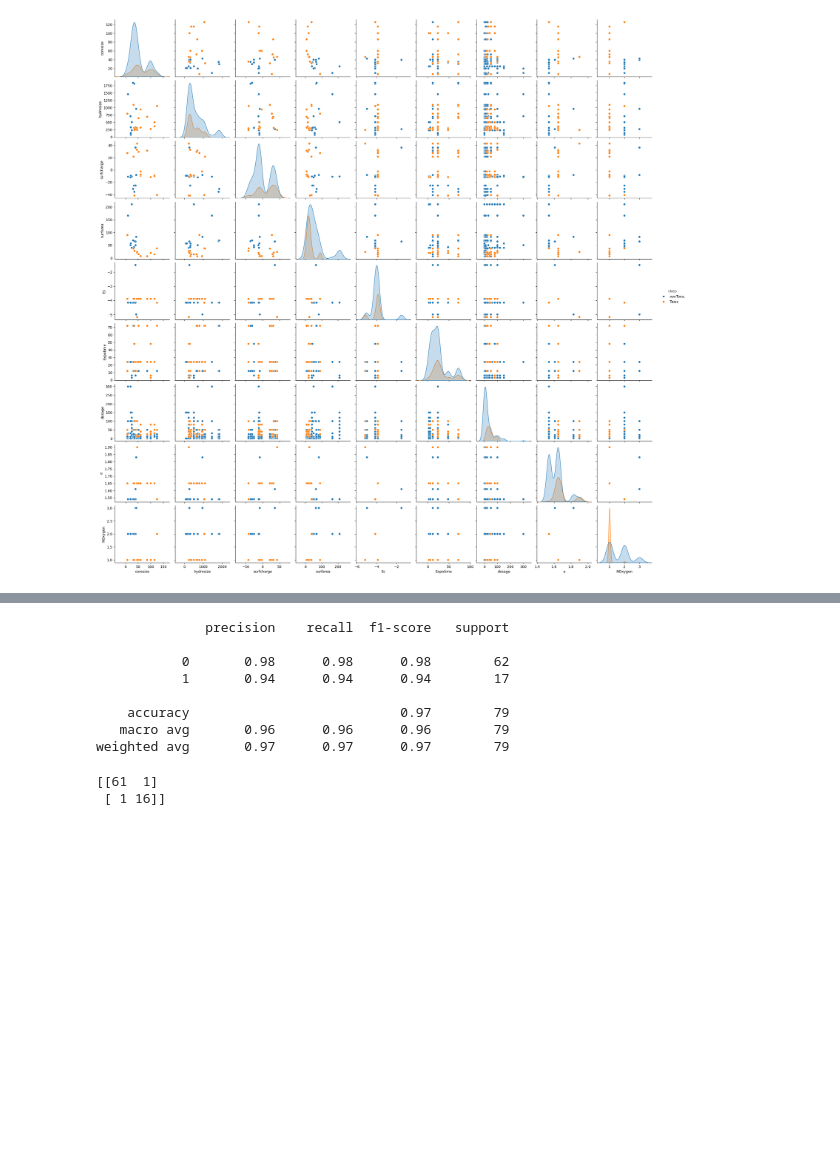
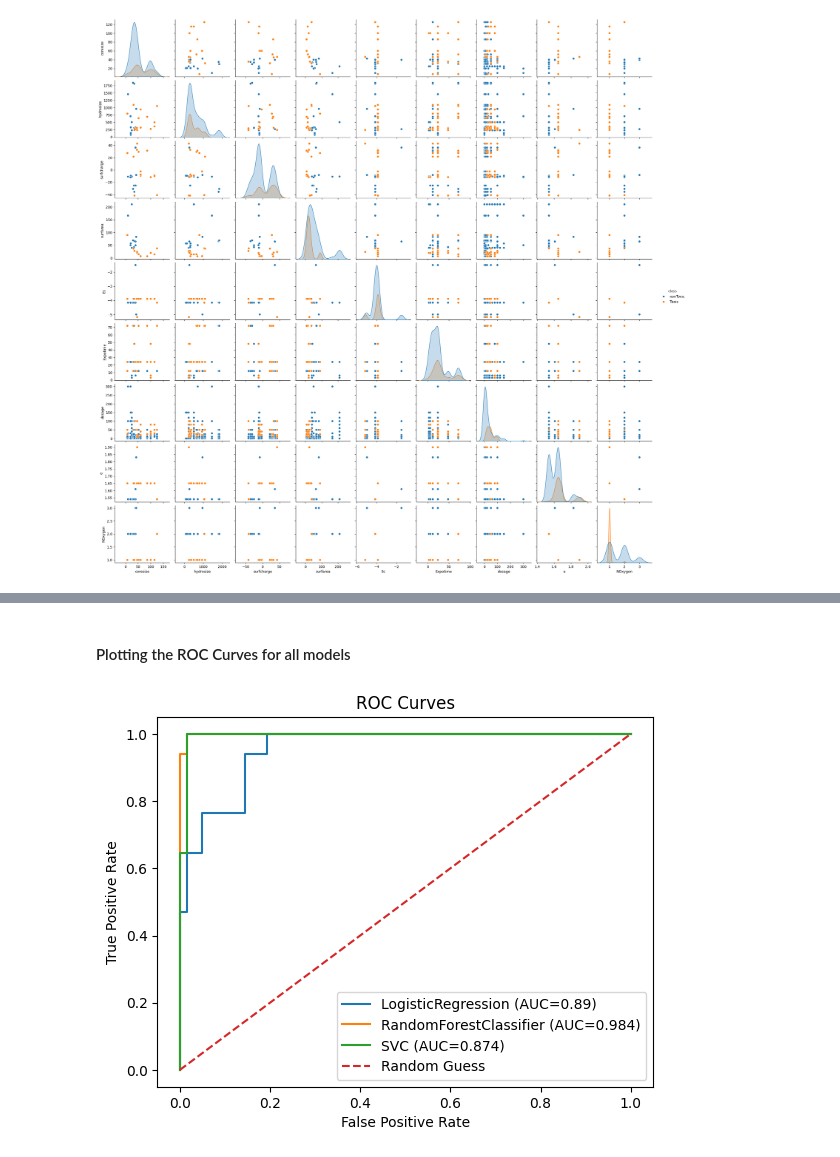
Before and after one commit to gabeLin300/Nanoparticle-Toxicity-Classification, a Jupyter notebook: toxicity_classification.ipynb, the cells around one changed output, grey strips where cells are left out. Saved outputs shown, nothing was run; the diff lists cells and outputs as text; code cells hidden in the pictures; blank space fills up the shorter version.

```diff
--- a/toxicity_classification.ipynb
+++ b/toxicity_classification.ipynb
@@ -212,16 +275,15 @@ y_pred = clf.predict(X_test)
-# %%
-print(classification_report(y_test, y_pred))
-# %% [output]
-              precision    recall  f1-score   support
-
-           0       0.98      0.98      0.98        62
-           1       0.94      0.94      0.94        17
-
-    accuracy                           0.97        79
-   macro avg       0.96      0.96      0.96        79
-weighted avg       0.97      0.97      0.97        79
-# %%
-print(confusion_matrix(y_test, y_pred))
-# %% [output]
-[[61  1]
- [ 1 16]]
+# %% [markdown]
+#### Plotting the ROC Curves for all models
+# %%
+for result in results:
+    fpr, tpr, _ = roc_curve(y_test, result['y_score'], pos_label=1)
+    plt.plot(fpr, tpr, label=f"{result['name']} (AUC={result['auc']})")
+
+plt.plot([0,1],[0,1],label="Random Guess", linestyle='dashed')
+plt.title('ROC Curves')
+plt.xlabel('False Positive Rate')
+plt.ylabel('True Positive Rate')
+plt.legend()
+plt.show()
+# %% [output]
+[figure, added]
```
Also changed, not shown: parts of 23 cells of this notebook.
